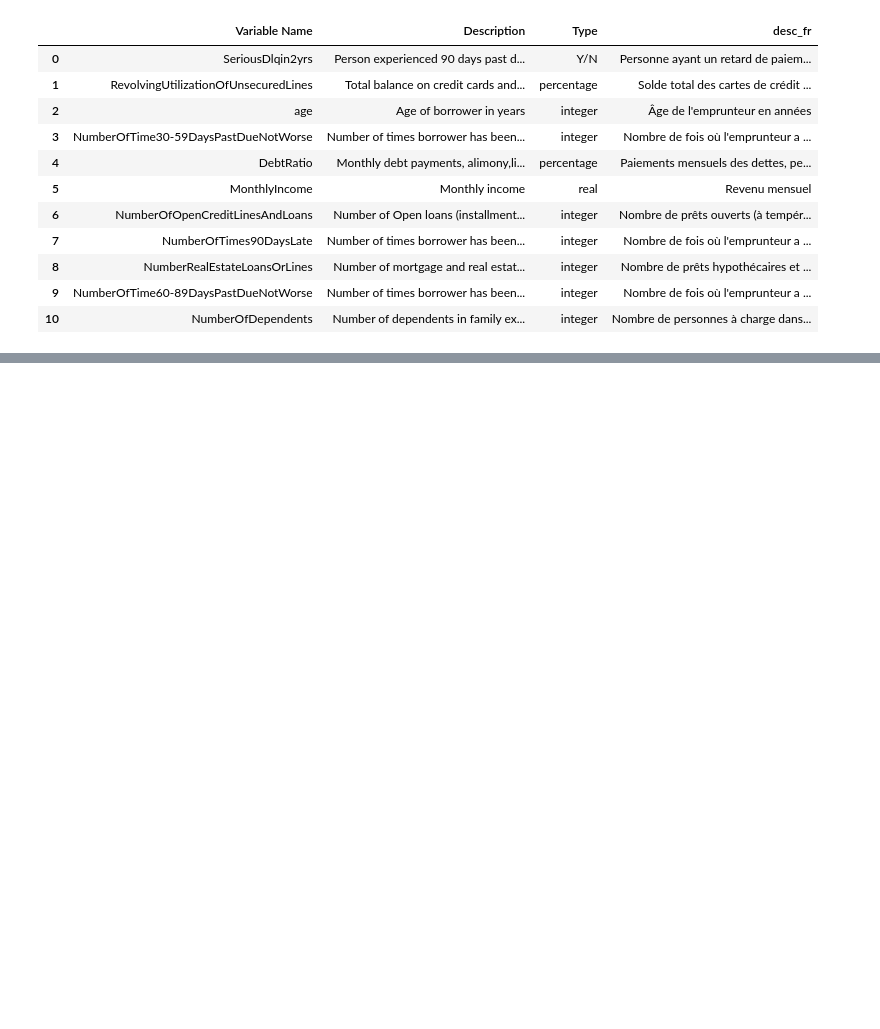
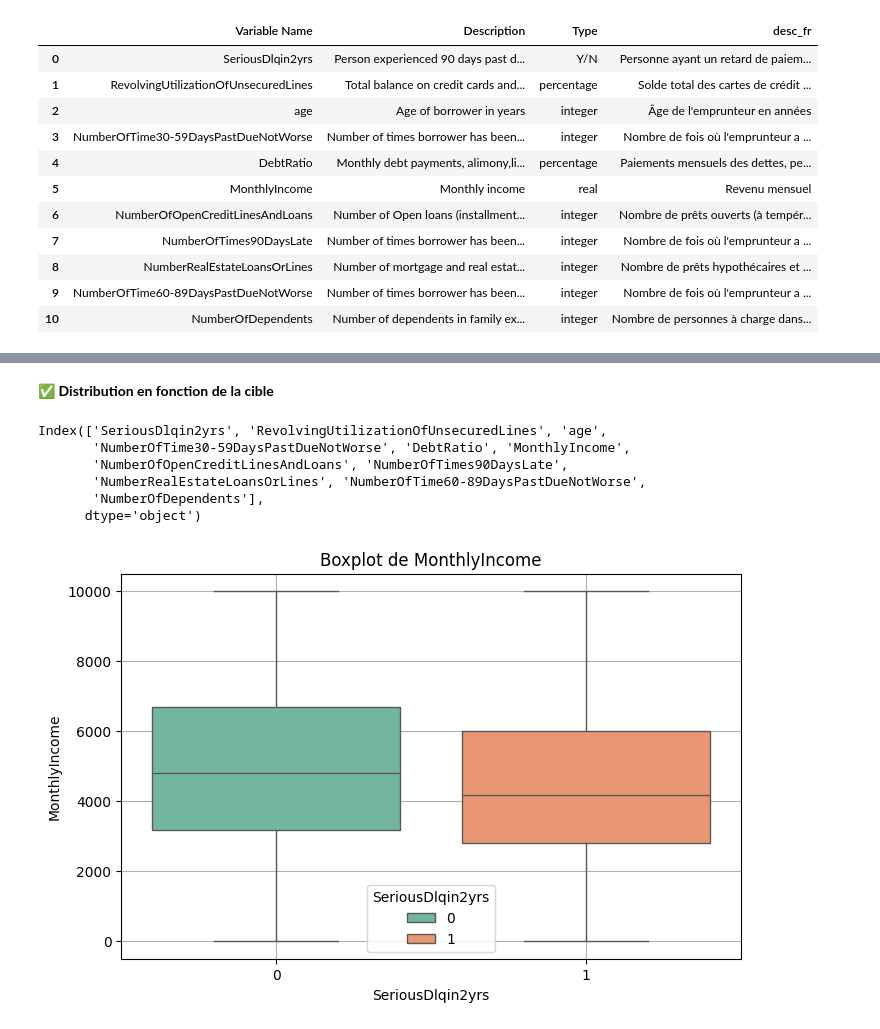
Before and after one commit to AmoussouKokou/formation, a Jupyter notebook: src/deroule.ipynb, the cells around one changed output, grey strips where cells are left out. Cells and saved outputs as stored; diff of their text form; code cells hidden in the pictures; blank space fills up the shorter version.

```diff
--- a/src/deroule.ipynb
+++ b/src/deroule.ipynb
@@ -103,0 +253,15 @@ desc
+# %% [markdown]
+✅ **Distribution en fonction de la cible**
+# %%
+train_1.columns
+# %% [output]
+Index(['SeriousDlqin2yrs', 'RevolvingUtilizationOfUnsecuredLines', 'age',
+       'NumberOfTime30-59DaysPastDueNotWorse', 'DebtRatio', 'MonthlyIncome',
+       'NumberOfOpenCreditLinesAndLoans', 'NumberOfTimes90DaysLate',
+       'NumberRealEstateLoansOrLines', 'NumberOfTime60-89DaysPastDueNotWorse',
+       'NumberOfDependents'],
+      dtype='object')
+# %%
+Plots(train_1).boxplot("MonthlyIncome", "SeriousDlqin2yrs")
+# %% [output]
+[figure, added]
```
Also changed, not shown: parts of 68 cells of this notebook, 15 other files.
